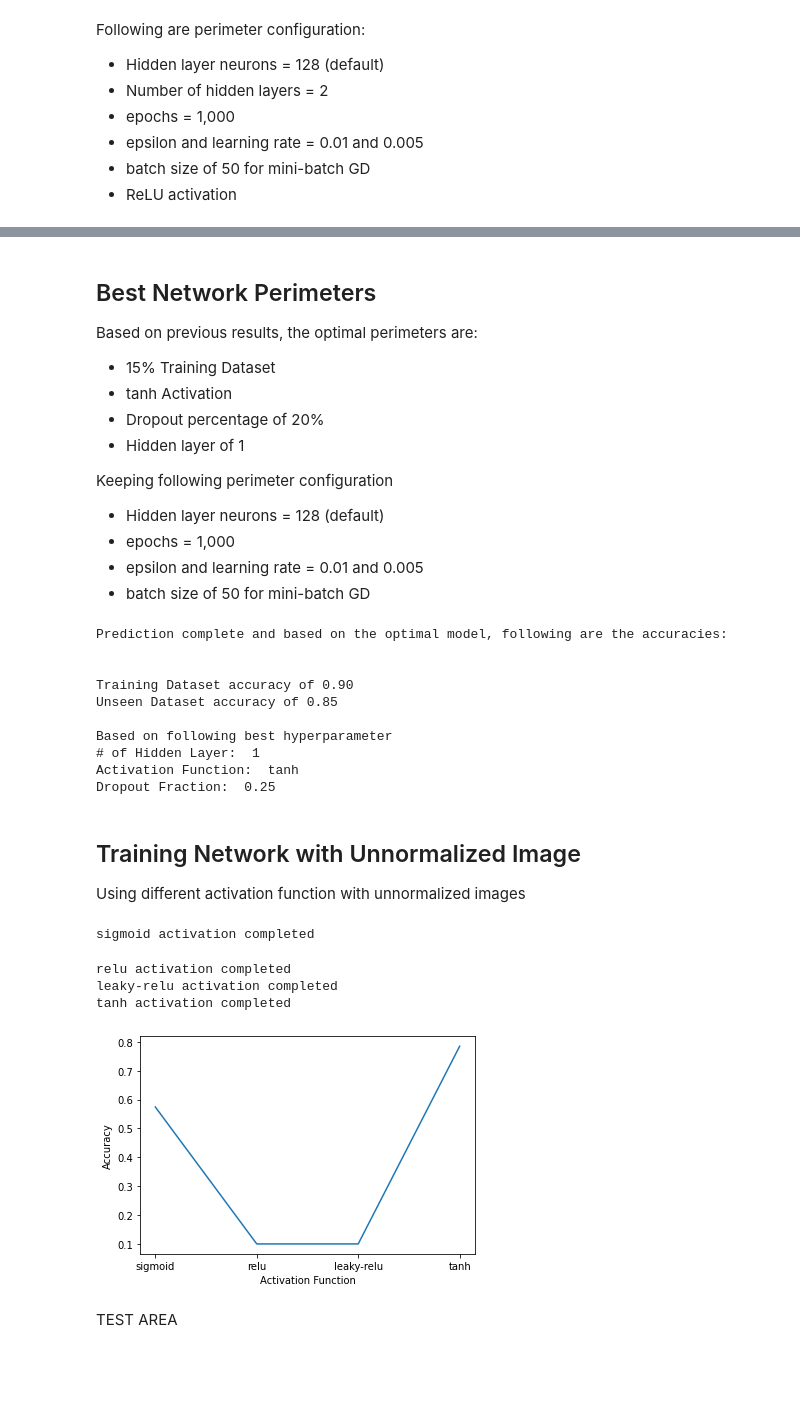
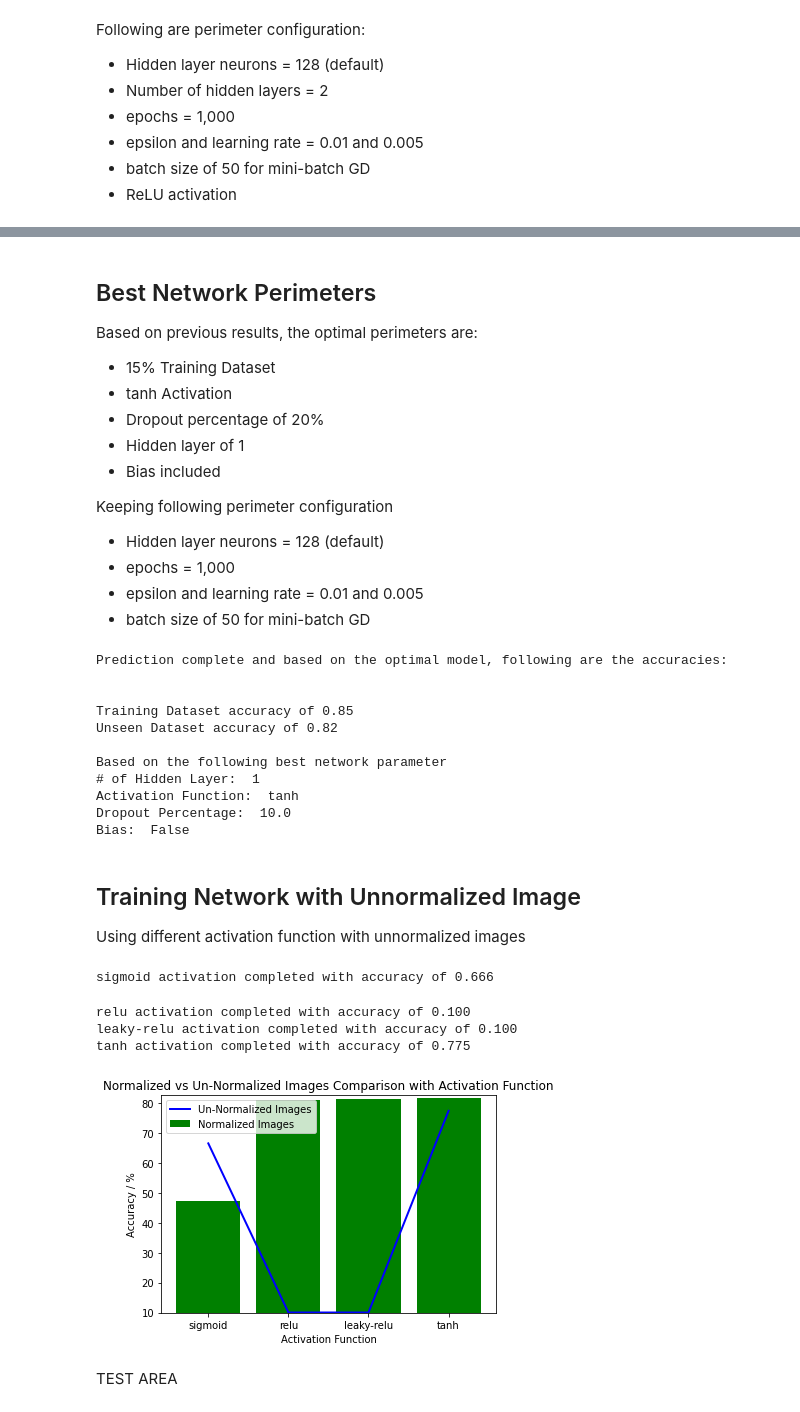
Before and after one commit to dbtronics/COMP551---Miniproject-3-Classification-of-Image-Data-, a Jupyter notebook: Group_18_Miniproject_3.ipynb, the cells around one changed output, grey strips where cells are left out. Cells and saved outputs as stored; diff of their text form; code cells hidden in the pictures; blank space fills up the shorter version.

```diff
--- a/Group_18_Miniproject_3.ipynb
+++ b/Group_18_Miniproject_3.ipynb
@@ -316,10 +296,10 @@ print("\nTest image shape: ", test_images.shape)
 print("Test label shape: ", test_labels.shape)
 
 # normalize pixel values to domain of 0 and 1
-x_train = train_images/255
+x_train = train_images/255.0
 y_train = train_labels
 
-x_test = test_images/255
+x_test = test_images/255.0
 y_test = test_labels
 
 #vectorize the images
@@ -523,6 +600,7 @@ Based on previous results, the optimal perimeters are:
 * tanh Activation
 * Dropout percentage of 20%
 * Hidden layer of 1
+* Bias included
 
 Keeping following perimeter configuration
 * Hidden layer neurons = 128 (default)
@@ -530,53 +608,67 @@ Keeping following perimeter configuration
 * epsilon and learning rate = 0.01 and 0.005
 * batch size of 50 for mini-batch GD
 # %%
-optimal_model = MLP(x_train.shape[1], np.max(y_train)+1, activation=best_activation, dropout=True, dropout_percent=best_dropout_percentage, hidden_layer=best_layer)
+optimal_model = MLP(x_train.shape[1], np.max(y_train)+1, activation=best_activation,
+                    dropout=True, dropout_percent=best_dropout_percentage,
+                    hidden_layer=best_layer, bias=bias_bool)
 optimal_model.fit(x_train, y_train, 50)
 y_train_pred = optimal_model.predict(x_train)
 y_test_pred = optimal_model.predict(x_test)
 print("Prediction complete and based on the optimal model, following are the accuracies:\n\n")
 print("Training Dataset accuracy of %.2f" % optimal_model.eval_acc(y_train_pred, y_train))
 print("Unseen Dataset accuracy of %.2f" % optimal_model.eval_acc(y_test_pred, y_test))
-print("\nBased on following best hyperparameter")
+print("\nBased on the following best network parameter")
 print("# of Hidden Layer: ", best_layer)
 print("Activation Function: ", best_activation)
-print("Dropout Fraction: ", best_dropout_percentage)
+print("Dropout Percentage: ", best_dropout_percentage*100)
+print("Bias: ", bias_bool)
 # %% [output]
 Prediction complete and based on the optimal model, following are the accuracies:
 
 
-Training Dataset accuracy of 0.90
-Unseen Dataset accuracy of 0.85
+Training Dataset accuracy of 0.85
+Unseen Dataset accuracy of 0.82
 
-Based on following best hyperparameter
+Based on the following best network parameter
 # of Hidden Layer:  1
 Activation Function:  tanh
-Dropout Fraction:  0.25
+Dropout Percentage:  10.0
+Bias:  False
 # %% [markdown]
 ## Training Network with Unnormalized Image
 Using different activation function with unnormalized images
 # %%
 # converting to unnormalized images by converting [0,1] --> [0,255]
-x_train *= 255
-x_test *= 255
+x_train *= 255.0
+x_test *= 255.0
 
-act_acc = np.zeros(len(activation_array))
+act_acc_unnorm = np.zeros(len(activation_array))
+
+# act_acc = np.zeros(len(activation_array))
 for activation_index in range(len(activation_array)):
-  model = MLP(x_test.shape[1], np.max(y_test)+1, activation = activation_array[activation_index], hidden_layer=2)
+  model = MLP(x_test.shape[1], np.max(y_test)+1, activation = activation_array[activation_index],
+              hidden_layer=2, bias=bias_bool)
   model.fit(x_train, y_train, 50)
   yh = model.predict(x_test)
-  act_acc[activation_index] = model.eval_acc(yh, y_test)
-  print("%s activation completed" % activation_array[activation_index])
+  act_acc_unnorm[activation_index] = model.eval_acc(yh, y_test)
+  print("%s activation completed with accuracy of %.3f" % (activation_array[activation_index], act_acc_unnorm[activation_index]))
 # best_activation = activation_array[np.argmax(act_acc)]
-plt.plot(activation_array, act_acc)
+plt.plot(activation_array, [fr*100 for fr in act_acc_unnorm], linewidth=2, color="blue", label="Un-Normalized Images")
+plt.bar(activation_array, [fr*100 for fr in act_acc], color="Green", label="Normalized Images")
+plt.legend(loc="upper left")
+plt.title("Normalized vs Un-Normalized Images Comparison with Activation Function")
 plt.xlabel("Activation Function")
-plt.ylabel("Accuracy")
+plt.ylabel("Accuracy / %")
+bottom = act_acc_unnorm[np.argmin(act_acc_unnorm)]*99
+top = act_acc[np.argmax(act_acc)]*101
+plt.ylim(bottom=bottom)
+plt.ylim(top=top)
 plt.show()
 # %% [output]
-sigmoid activation completed
+sigmoid activation completed with accuracy of 0.666
-relu activation completed
-leaky-relu activation completed
-tanh activation completed
+relu activation completed with accuracy of 0.100
+leaky-relu activation completed with accuracy of 0.100
+tanh activation completed with accuracy of 0.775
-[figure, old version]
+[figure, new version]
 # %% [markdown]
 TEST AREA
```
Also changed, not shown: parts of 15 cells of this notebook.
